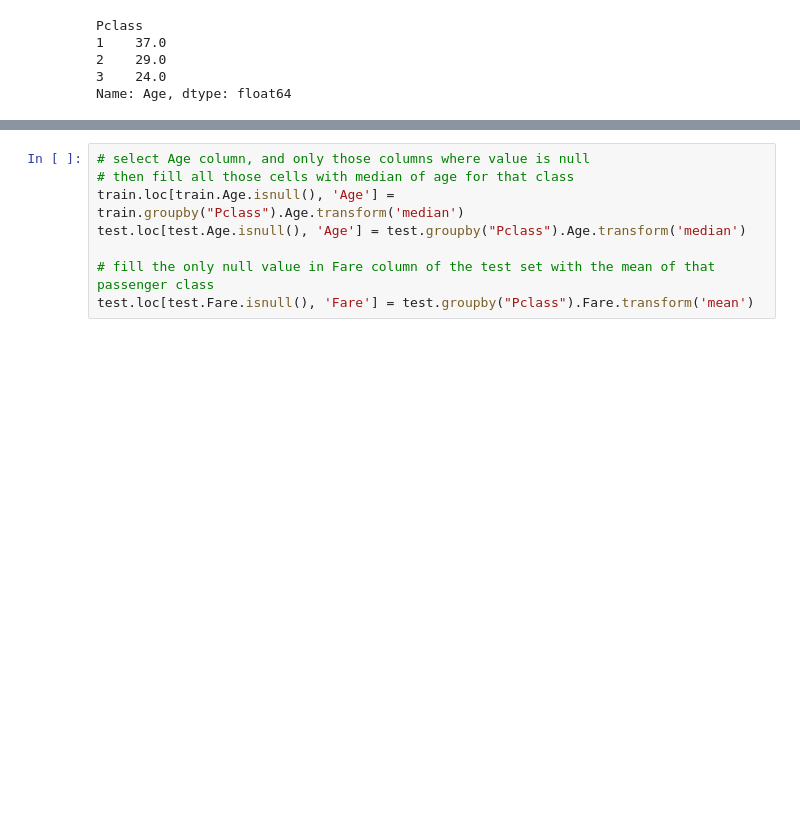
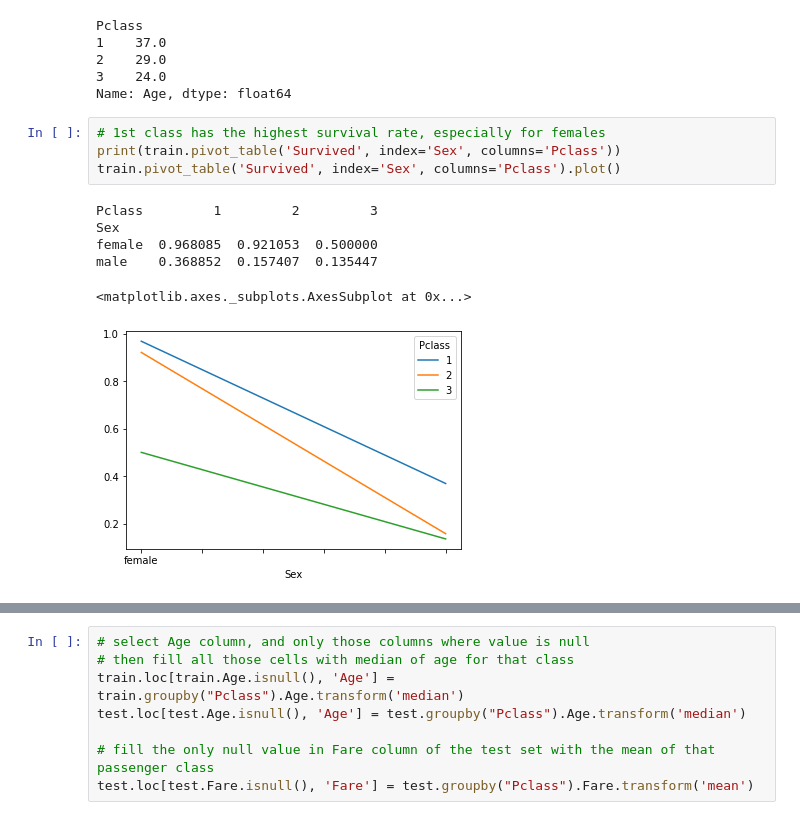
Before and after one commit to valentino22/adventuresInML, a Jupyter notebook: kaggle/titanic/titanic.ipynb, the cells around one changed output, grey strips where cells are left out. Saved outputs shown, nothing was run; the diff lists cells and outputs as text; blank space fills up the shorter version.

```diff
--- a/kaggle/titanic/titanic.ipynb
+++ b/kaggle/titanic/titanic.ipynb
@@ -144,3 +144,14 @@ Pclass
 2    29.0
 3    24.0
 Name: Age, dtype: float64
+# %%
+# 1st class has the highest survival rate, especially for females
+print(train.pivot_table('Survived', index='Sex', columns='Pclass'))
+train.pivot_table('Survived', index='Sex', columns='Pclass').plot()
+# %% [output]
+Pclass         1         2         3
+Sex
+female  0.968085  0.921053  0.500000
+male    0.368852  0.157407  0.135447
+<matplotlib.axes._subplots.AxesSubplot at 0x...>
+[figure, added]
```
Also changed, not shown: parts of 10 cells of this notebook, 4 other files.
